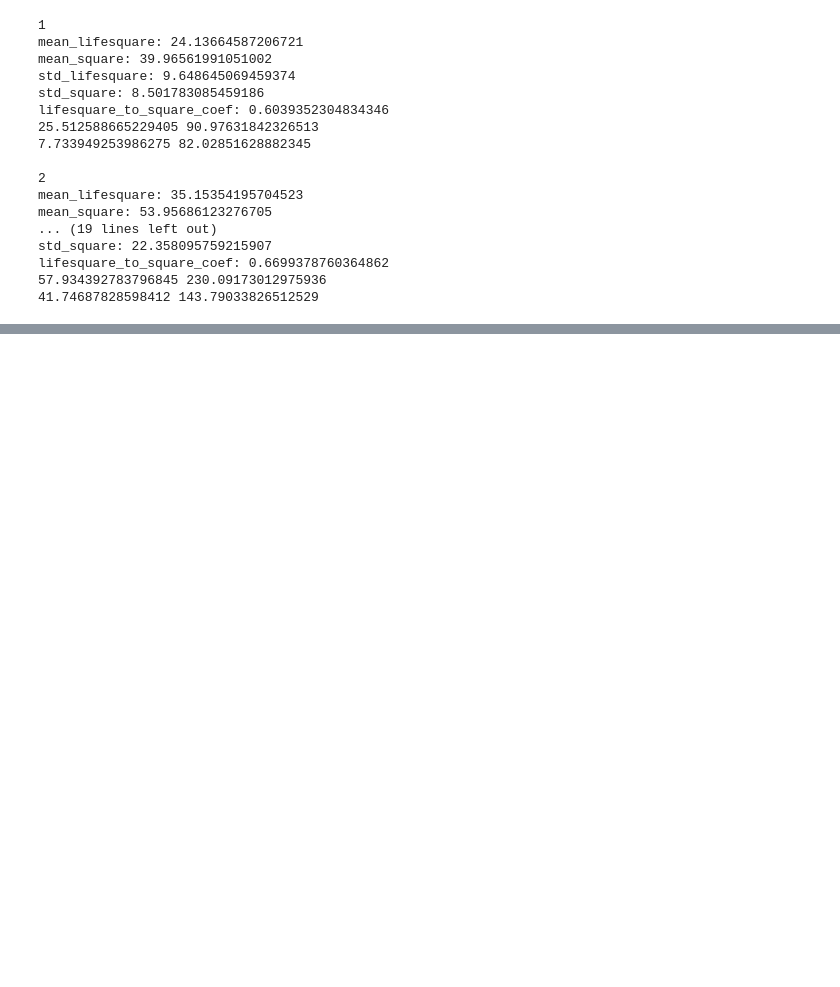
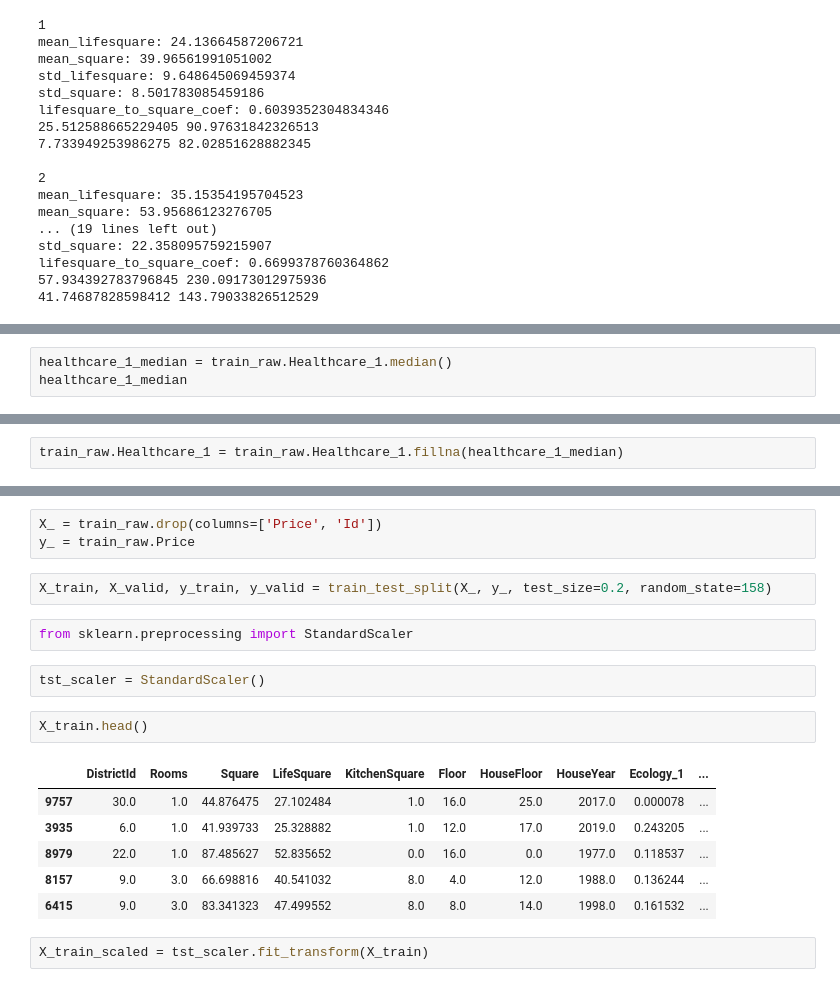
Before and after one commit to Bocharick/GeekBrains_AI_Python_for_data_science, a Jupyter notebook: CourseProject/cleanovik.ipynb, the cells around one changed output, grey strips where cells are left out. Saved outputs shown, nothing was run; the diff lists cells and outputs as text; blank space fills up the shorter version.

```diff
--- a/CourseProject/cleanovik.ipynb
+++ b/CourseProject/cleanovik.ipynb
@@ -451,0 +467,3 @@ lifesquare_to_square_coef: 0.6699378760364862
+# %%
+healthcare_1_median = train_raw.Healthcare_1.median()
+healthcare_1_median
@@ -451,0 +472,2 @@ lifesquare_to_square_coef: 0.6699378760364862
+# %%
+train_raw.Healthcare_1 = train_raw.Healthcare_1.fillna(healthcare_1_median)
@@ -451,0 +506,20 @@ lifesquare_to_square_coef: 0.6699378760364862
+# %%
+X_ = train_raw.drop(columns=['Price', 'Id'])
+y_ = train_raw.Price
+# %%
+X_train, X_valid, y_train, y_valid = train_test_split(X_, y_, test_size=0.2, random_state=158)
+# %%
+from sklearn.preprocessing import StandardScaler
+# %%
+tst_scaler = StandardScaler()
+# %%
+X_train.head()
+# %% [output]
+|  | DistrictId | Rooms | Square | LifeSquare | KitchenSquare | Floor | HouseFloor | HouseYear | Ecology_1 | ... |
+| 9757 | 30.0 | 1.0 | 44.876475 | 27.102484 | 1.0 | 16.0 | 25.0 | 2017.0 | 0.000078 | ... |
+| 3935 | 6.0 | 1.0 | 41.939733 | 25.328882 | 1.0 | 12.0 | 17.0 | 2019.0 | 0.243205 | ... |
+| 8979 | 22.0 | 1.0 | 87.485627 | 52.835652 | 0.0 | 16.0 | 0.0 | 1977.0 | 0.118537 | ... |
+| 8157 | 9.0 | 3.0 | 66.698816 | 40.541032 | 8.0 | 4.0 | 12.0 | 1988.0 | 0.136244 | ... |
+| 6415 | 9.0 | 3.0 | 83.341323 | 47.499552 | 8.0 | 8.0 | 14.0 | 1998.0 | 0.161532 | ... |
+# %%
+X_train_scaled = tst_scaler.fit_transform(X_train)
```
Also changed, not shown: parts of 31 cells of this notebook.
